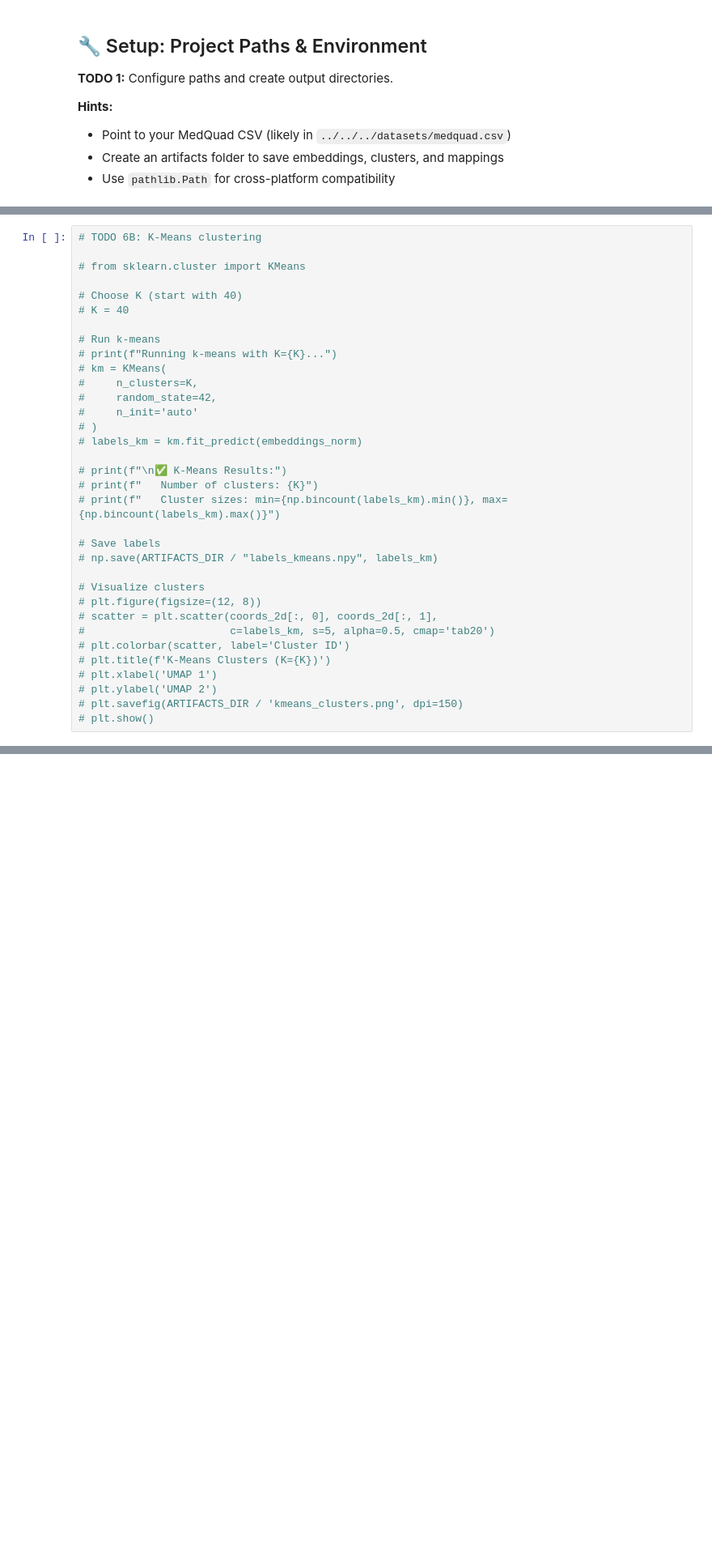
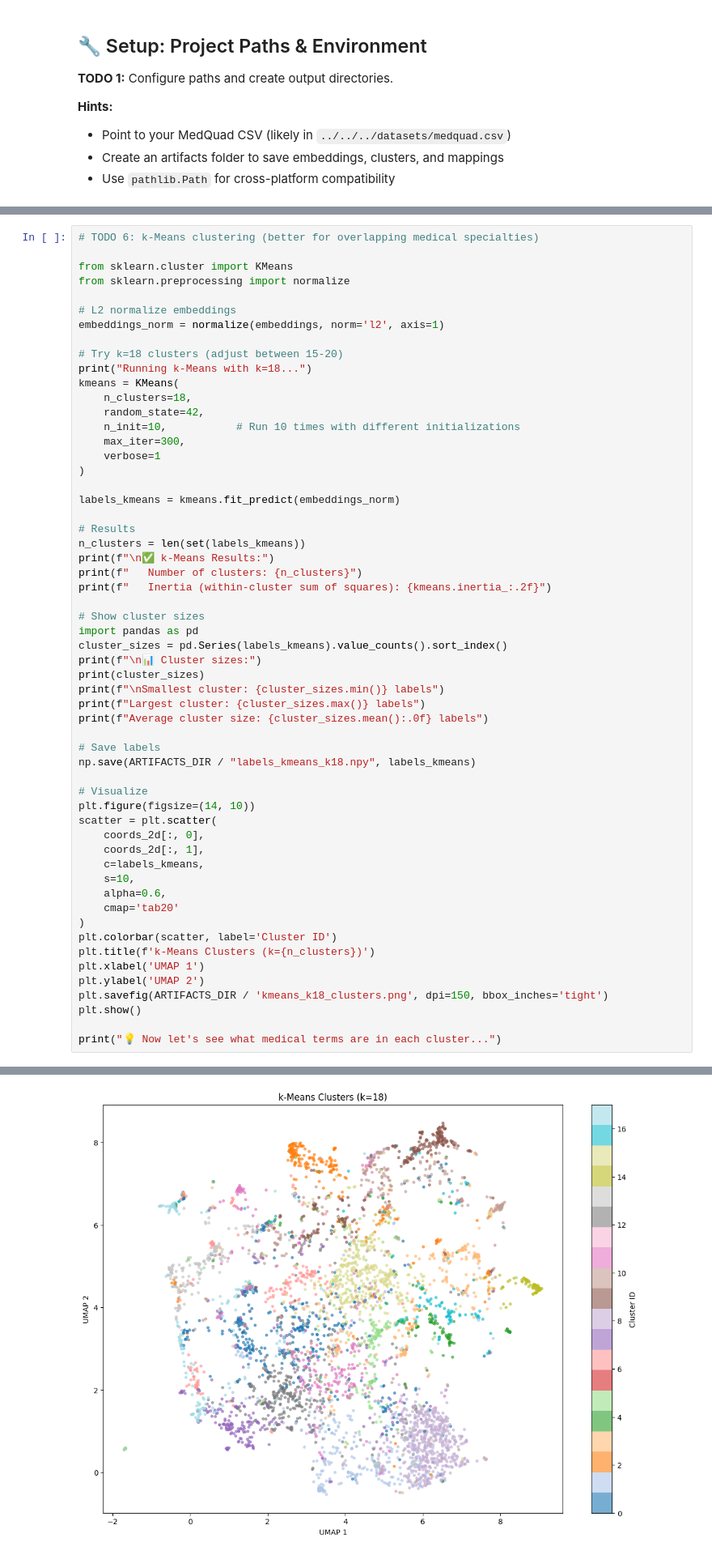
Before and after one commit to Tuminha/PyTorch-Capstone-Project, a Jupyter notebook: projects/02_medical_text/notebooks/00_build_specialty_taxonomy.ipynb, the cells around one changed output, grey strips where cells are left out. Shown at 81% size. Drawn from its saved outputs; the diff is of its cells as text; blank space fills up the shorter version.

```diff
--- a/projects/02_medical_text/notebooks/00_build_specialty_taxonomy.ipynb
+++ b/projects/02_medical_text/notebooks/00_build_specialty_taxonomy.ipynb
@@ -328,36 +391,60 @@ import seaborn as sns
 - Compare with HDBSCAN results
 - You'll likely use k-means results (easier to label)
 # %%
-# TODO 6B: K-Means clustering
+# TODO 6: k-Means clustering (better for overlapping medical specialties)
 
-# from sklearn.cluster import KMeans
+from sklearn.cluster import KMeans
+from sklearn.preprocessing import normalize
 
-# Choose K (start with 40)
-# K = 40
+# L2 normalize embeddings
+embeddings_norm = normalize(embeddings, norm='l2', axis=1)
 
-# Run k-means
-# print(f"Running k-means with K={K}...")
-# km = KMeans(
-#     n_clusters=K,
-#     random_state=42,
-#     n_init='auto'
-# )
-# labels_km = km.fit_predict(embeddings_norm)
+# Try k=18 clusters (adjust between 15-20)
+print("Running k-Means with k=18...")
+kmeans = KMeans(
+    n_clusters=18,
+    random_state=42,
+    n_init=10,           # Run 10 times with different initializations
+    max_iter=300,
+    verbose=1
+)
 
-# print(f"\n✅ K-Means Results:")
-# print(f"   Number of clusters: {K}")
-# print(f"   Cluster sizes: min={np.bincount(labels_km).min()}, max={np.bincount(labels_km).max()}")
+labels_kmeans = kmeans.fit_predict(embeddings_norm)
+
+# Results
+n_clusters = len(set(labels_kmeans))
+print(f"\n✅ k-Means Results:")
+print(f"   Number of clusters: {n_clusters}")
+print(f"   Inertia (within-cluster sum of squares): {kmeans.inertia_:.2f}")
+
+# Show cluster sizes
+import pandas as pd
+cluster_sizes = pd.Series(labels_kmeans).value_counts().sort_index()
+print(f"\n📊 Cluster sizes:")
+print(cluster_sizes)
+print(f"\nSmallest cluster: {cluster_sizes.min()} labels")
+print(f"Largest cluster: {cluster_sizes.max()} labels")
+print(f"Average cluster size: {cluster_sizes.mean():.0f} labels")
 
 # Save labels
-# np.save(ARTIFACTS_DIR / "labels_kmeans.npy", labels_km)
+np.save(ARTIFACTS_DIR / "labels_kmeans_k18.npy", labels_kmeans)
 
-# Visualize clusters
-# plt.figure(figsize=(12, 8))
-# scatter = plt.scatter(coords_2d[:, 0], coords_2d[:, 1],
-#                       c=labels_km, s=5, alpha=0.5, cmap='tab20')
-# plt.colorbar(scatter, label='Cluster ID')
-# plt.title(f'K-Means Clusters (K={K})')
-# plt.xlabel('UMAP 1')
-# plt.ylabel('UMAP 2')
-# plt.savefig(ARTIFACTS_DIR / 'kmeans_clusters.png', dpi=150)
-# plt.show()
+# Visualize
+plt.figure(figsize=(14, 10))
+scatter = plt.scatter(
+    coords_2d[:, 0],
+    coords_2d[:, 1],
+    c=labels_kmeans,
+    s=10,
+    alpha=0.6,
+    cmap='tab20'
+)
+plt.colorbar(scatter, label='Cluster ID')
+plt.title(f'k-Means Clusters (k={n_clusters})')
+plt.xlabel('UMAP 1')
+plt.ylabel('UMAP 2')
+plt.savefig(ARTIFACTS_DIR / 'kmeans_k18_clusters.png', dpi=150, bbox_inches='tight')
+plt.show()
+
+print("💡 Now let's see what medical terms are in each cluster...")
+# %% [output]
@@ -363,0 +468 @@ import seaborn as sns
+[figure, added]
```
Also changed, not shown: parts of 17 cells of this notebook, 15 other files.
